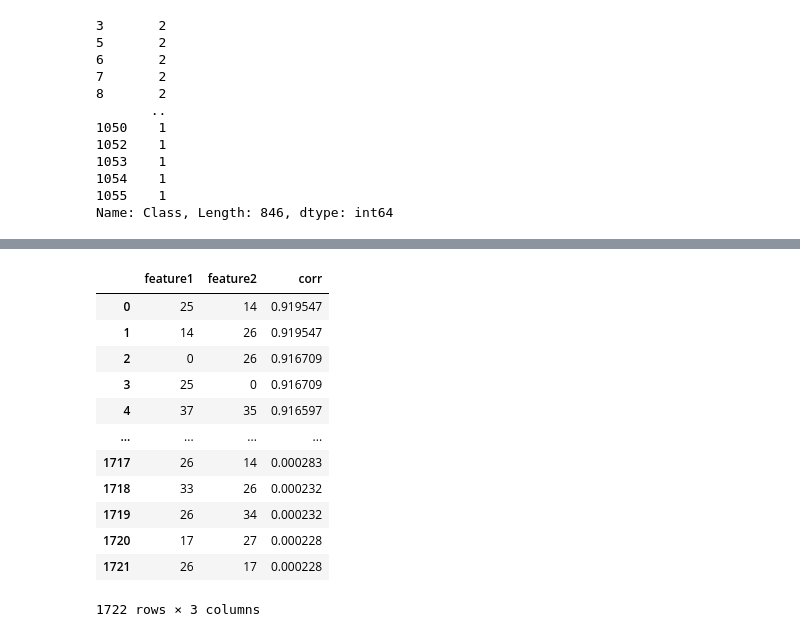
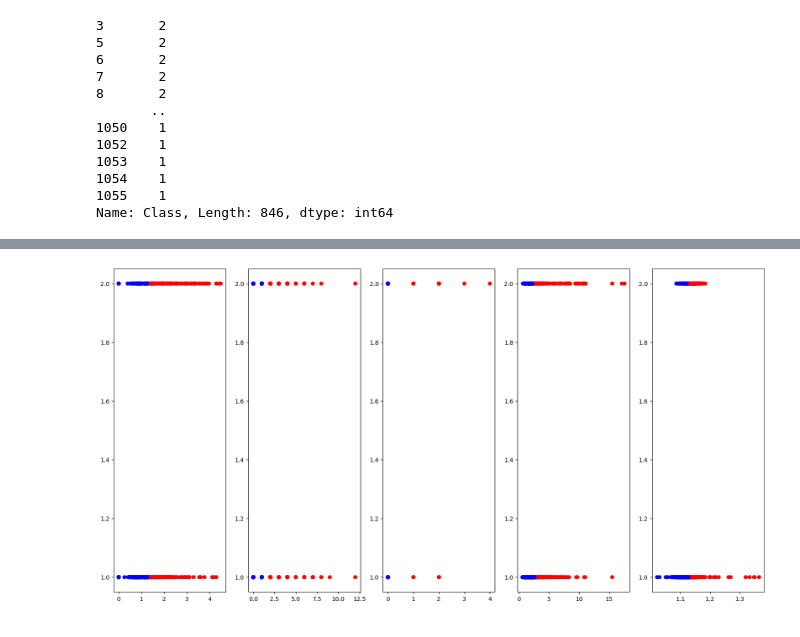
Before and after one commit to strojanski/IS-labs, a Jupyter notebook: seminarji/sem2/sem2.ipynb, the cells around one changed output, grey strips where cells are left out. Drawn from its saved outputs; the diff is of its cells as text; code cells hidden in the pictures.

```diff
--- a/seminarji/sem2/sem2.ipynb
+++ b/seminarji/sem2/sem2.ipynb
@@ -94,16 +91,24 @@ for i in range(len(corr)):
-# %%
-corr
-# %% [output]
-|  | feature1 | feature2 | corr |
-| 0 | 25 | 14 | 0.919547 |
-| 1 | 14 | 26 | 0.919547 |
-| 2 | 0 | 26 | 0.916709 |
-| 3 | 25 | 0 | 0.916709 |
-| 4 | 37 | 35 | 0.916597 |
-| ... | ... | ... | ... |
-| 1717 | 26 | 14 | 0.000283 |
-| 1718 | 33 | 26 | 0.000232 |
-| 1719 | 26 | 34 | 0.000232 |
-| 1720 | 17 | 27 | 0.000228 |
-| 1721 | 26 | 17 | 0.000228 |
-1722 rows × 3 columns
+# %%
+# Get correlation of each feature to the target class and plot the ones with highest correlation
+fig, ax = plt.subplots(1,5, figsize=(20,10))
+
+target_corr = df.corr()
+pairs = []
+
+for i in range(len(target_corr)-1):
+    pairs.append((f"V{i+1}", target_corr.iloc[i,-1]))
+
+pairs = sorted(pairs, key=lambda x: x[1])
+pairs = pairs[::-1]
+
+def get_colors(feature: str) -> np.ndarray:
+    mean = np.average(df[feature])
+    target_colors = ["red" if f > mean else "blue" for f in df[feature]]
+    return target_colors
+
+
+
+for i in range(5):
+    ax[i].scatter(x=df.loc[:,pairs[i][0]], y=df.loc[:,"Class"], label=pairs[i][0], c=get_colors(pairs[i][0]))
+# %% [output]
+[figure, added]
```
Also changed, not shown: parts of 4 cells of this notebook.
